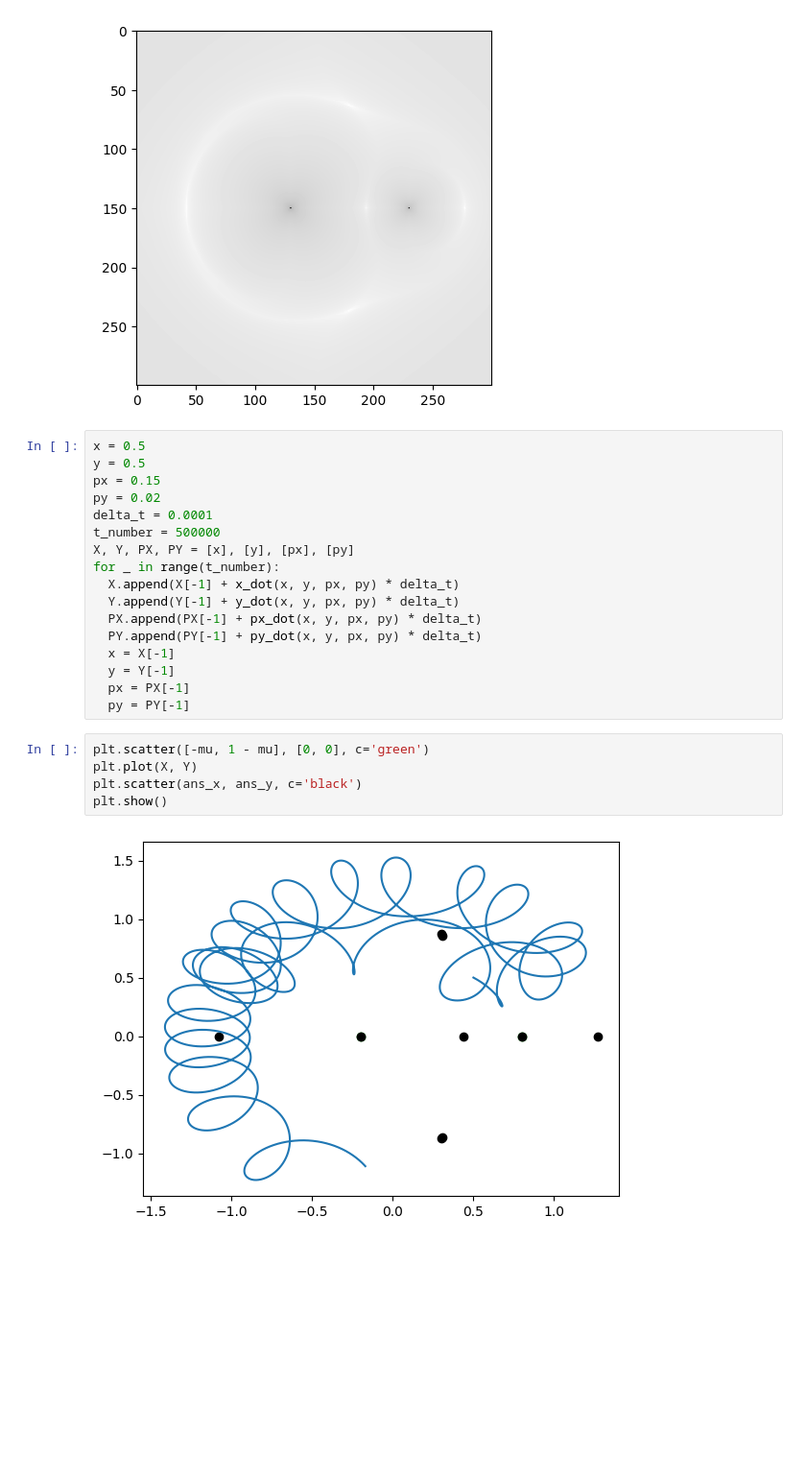
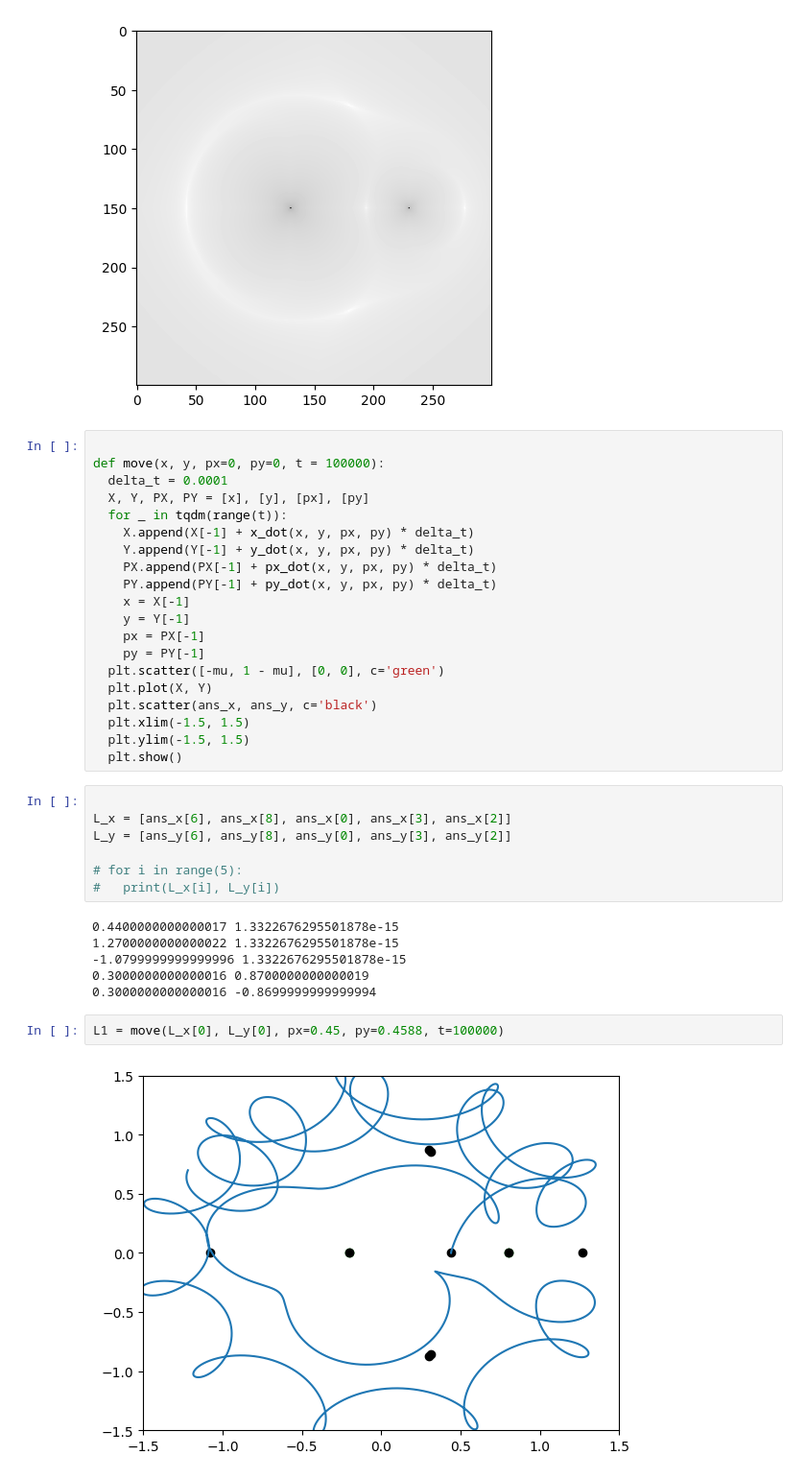
Before and after one commit to ZhizhchenkoA/Mechanic_Project, a Jupyter notebook: Z.ipynb, the cells around one changed output. Shown at 96% size. Drawn from its saved outputs; the diff is of its cells as text; blank space fills up the shorter version.

```diff
--- a/Z.ipynb
+++ b/Z.ipynb
@@ -76,26 +77,39 @@ plt.imshow(DAT, cmap='gray')
 <matplotlib.image.AxesImage at 0x...>
 [figure]
 # %%
-x = 0.5
-y = 0.5
-px = 0.15
-py = 0.02
-delta_t = 0.0001
-t_number = 500000
-X, Y, PX, PY = [x], [y], [px], [py]
-for _ in range(t_number):
-  X.append(X[-1] + x_dot(x, y, px, py) * delta_t)
-  Y.append(Y[-1] + y_dot(x, y, px, py) * delta_t)
-  PX.append(PX[-1] + px_dot(x, y, px, py) * delta_t)
-  PY.append(PY[-1] + py_dot(x, y, px, py) * delta_t)
-  x = X[-1]
-  y = Y[-1]
-  px = PX[-1]
-  py = PY[-1]
+
+def move(x, y, px=0, py=0, t = 100000):
+  delta_t = 0.0001
+  X, Y, PX, PY = [x], [y], [px], [py]
+  for _ in tqdm(range(t)):
+    X.append(X[-1] + x_dot(x, y, px, py) * delta_t)
+    Y.append(Y[-1] + y_dot(x, y, px, py) * delta_t)
+    PX.append(PX[-1] + px_dot(x, y, px, py) * delta_t)
+    PY.append(PY[-1] + py_dot(x, y, px, py) * delta_t)
+    x = X[-1]
+    y = Y[-1]
+    px = PX[-1]
+    py = PY[-1]
+  plt.scatter([-mu, 1 - mu], [0, 0], c='green')
+  plt.plot(X, Y)
+  plt.scatter(ans_x, ans_y, c='black')
+  plt.xlim(-1.5, 1.5)
+  plt.ylim(-1.5, 1.5)
+  plt.show()
-# %%
-plt.scatter([-mu, 1 - mu], [0, 0], c='green')
-plt.plot(X, Y)
-plt.scatter(ans_x, ans_y, c='black')
-plt.show()
-# %% [output]
-[figure, removed]
+# %%
+
+L_x = [ans_x[6], ans_x[8], ans_x[0], ans_x[3], ans_x[2]]
+L_y = [ans_y[6], ans_y[8], ans_y[0], ans_y[3], ans_y[2]]
+
+# for i in range(5):
+#   print(L_x[i], L_y[i])
+# %% [output]
+0.4400000000000017 1.3322676295501878e-15
+1.2700000000000022 1.3322676295501878e-15
+-1.0799999999999996 1.3322676295501878e-15
+0.3000000000000016 0.8700000000000019
+0.3000000000000016 -0.8699999999999994
+# %%
+L1 = move(L_x[0], L_y[0], px=0.45, py=0.4588, t=100000)
+# %% [output]
+[figure, added]
```
Also changed, not shown: parts of 6 cells of this notebook.
